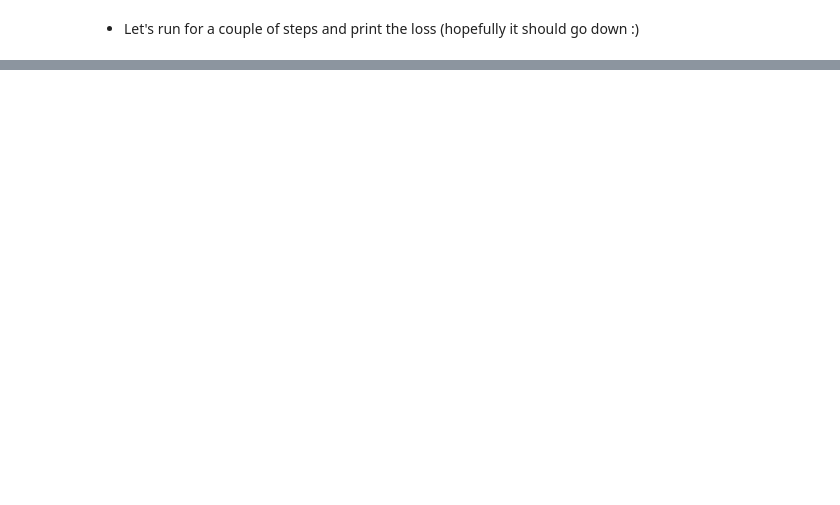
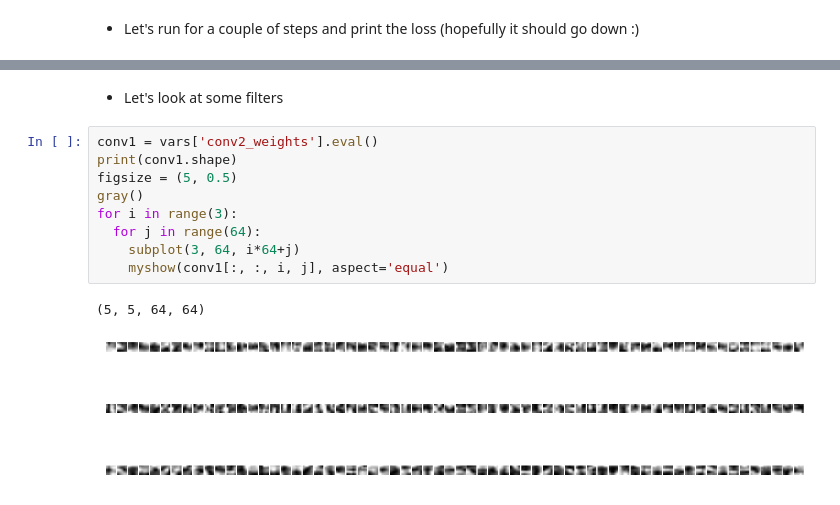
Before and after one commit to keveman/tensorflow-tutorial, a Jupyter notebook: CIFAR10 Tutorial.ipynb, the cells around one changed output, grey strips where cells are left out. Saved outputs shown, nothing was run; the diff lists cells and outputs as text; blank space fills up the shorter version.

```diff
--- a/CIFAR10 Tutorial.ipynb
+++ b/CIFAR10 Tutorial.ipynb
@@ -356,0 +395,14 @@ step 100 : 4.500
+# %% [markdown]
+* Let's look at some filters
+# %%
+conv1 = vars['conv2_weights'].eval()
+print(conv1.shape)
+figsize = (5, 0.5)
+gray()
+for i in range(3):
+  for j in range(64):
+    subplot(3, 64, i*64+j)
+    myshow(conv1[:, :, i, j], aspect='equal')
+# %% [output]
+(5, 5, 64, 64)
+[figure, added]
```
Also changed, not shown: parts of 19 cells of this notebook, 2 other files.
